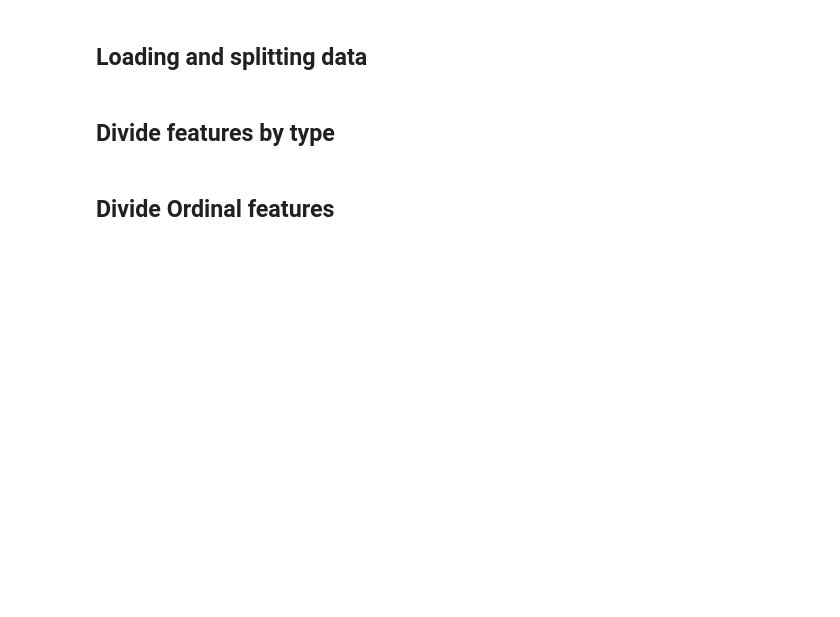
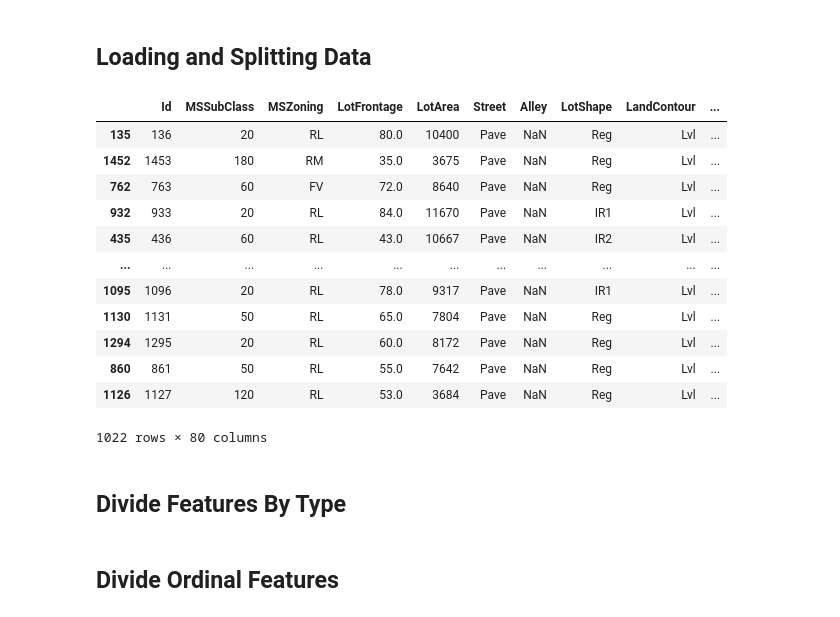
Before and after one commit to Patrick844/dsp-patrick-saade, a Jupyter notebook: notebooks/model-industrialization-2.ipynb, the cells around one changed output. Drawn from its saved outputs; the diff is of its cells as text; code cells hidden in the pictures; blank space fills up the shorter version.

```diff
--- a/notebooks/model-industrialization-2.ipynb
+++ b/notebooks/model-industrialization-2.ipynb
@@ -12,7 +12,7 @@ from sklearn.linear_model import LinearRegression
 from sklearn.preprocessing import MinMaxScaler
 from sklearn.preprocessing import OneHotEncoder
 # %% [markdown]
-## Loading and splitting data
+## Loading and Splitting Data
 # %%
 df=pd.read_csv("../data/train.csv")
 df_train=df.drop("SalePrice",axis=1)
@@ -23,8 +23,24 @@ X=df.iloc[:,:-1]
 Y=df.iloc[:,-1]
 # %%
 xtrain,xtest,ytrain,ytest=train_test_split(X,Y,test_size=0.30,random_state=42)
-# %% [markdown]
-## Divide features by type
+# %%
+xtrain
+# %% [output]
+|  | Id | MSSubClass | MSZoning | LotFrontage | LotArea | Street | Alley | LotShape | LandContour | ... |
+| 135 | 136 | 20 | RL | 80.0 | 10400 | Pave | NaN | Reg | Lvl | ... |
+| 1452 | 1453 | 180 | RM | 35.0 | 3675 | Pave | NaN | Reg | Lvl | ... |
+| 762 | 763 | 60 | FV | 72.0 | 8640 | Pave | NaN | Reg | Lvl | ... |
+| 932 | 933 | 20 | RL | 84.0 | 11670 | Pave | NaN | IR1 | Lvl | ... |
+| 435 | 436 | 60 | RL | 43.0 | 10667 | Pave | NaN | IR2 | Lvl | ... |
+| ... | ... | ... | ... | ... | ... | ... | ... | ... | ... | ... |
+| 1095 | 1096 | 20 | RL | 78.0 | 9317 | Pave | NaN | IR1 | Lvl | ... |
+| 1130 | 1131 | 50 | RL | 65.0 | 7804 | Pave | NaN | Reg | Lvl | ... |
+| 1294 | 1295 | 20 | RL | 60.0 | 8172 | Pave | NaN | Reg | Lvl | ... |
+| 860 | 861 | 50 | RL | 55.0 | 7642 | Pave | NaN | Reg | Lvl | ... |
+| 1126 | 1127 | 120 | RL | 53.0 | 3684 | Pave | NaN | Reg | Lvl | ... |
+1022 rows × 80 columns
+# %% [markdown]
+## Divide Features By Type
 # %%
 def divide_by_type(df):
     categorical_features=[features for features in df.columns if df[features].dtype=="O"]
@@ -41,7 +57,7 @@ def divide_by_type(df):
 
 categorical_features,numerical_features,date_features=divide_by_type(xtrain)
 # %% [markdown]
-## Divide Ordinal features
+## Divide Ordinal Features
 # %%
 def divide_ordinal_features(df):
     ordinal_numerical_features=df[numerical_features].max()[df[numerical_features].max() <= 14].index.tolist()
```
Also changed, not shown: parts of 63 cells of this notebook, 8 other files.
